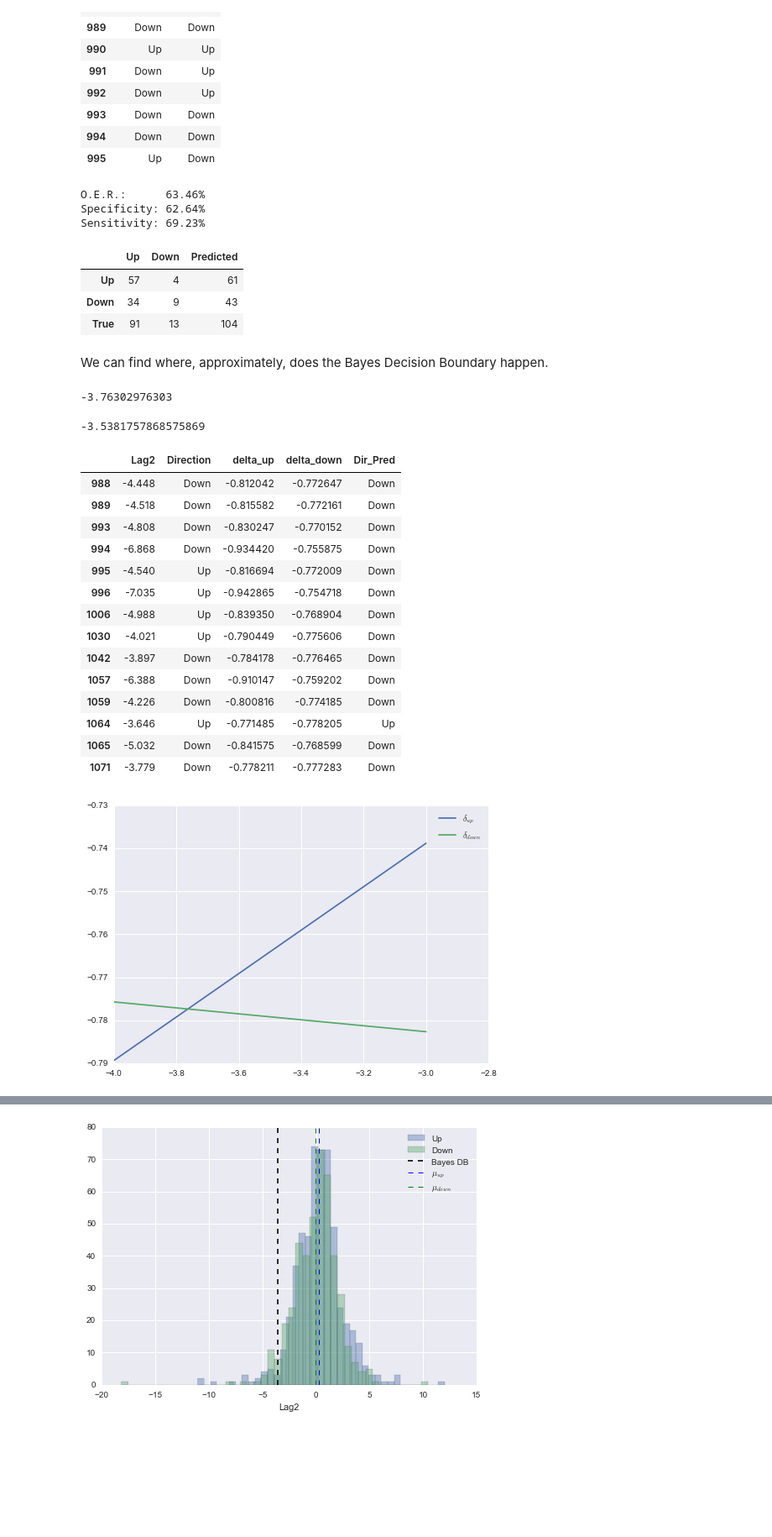
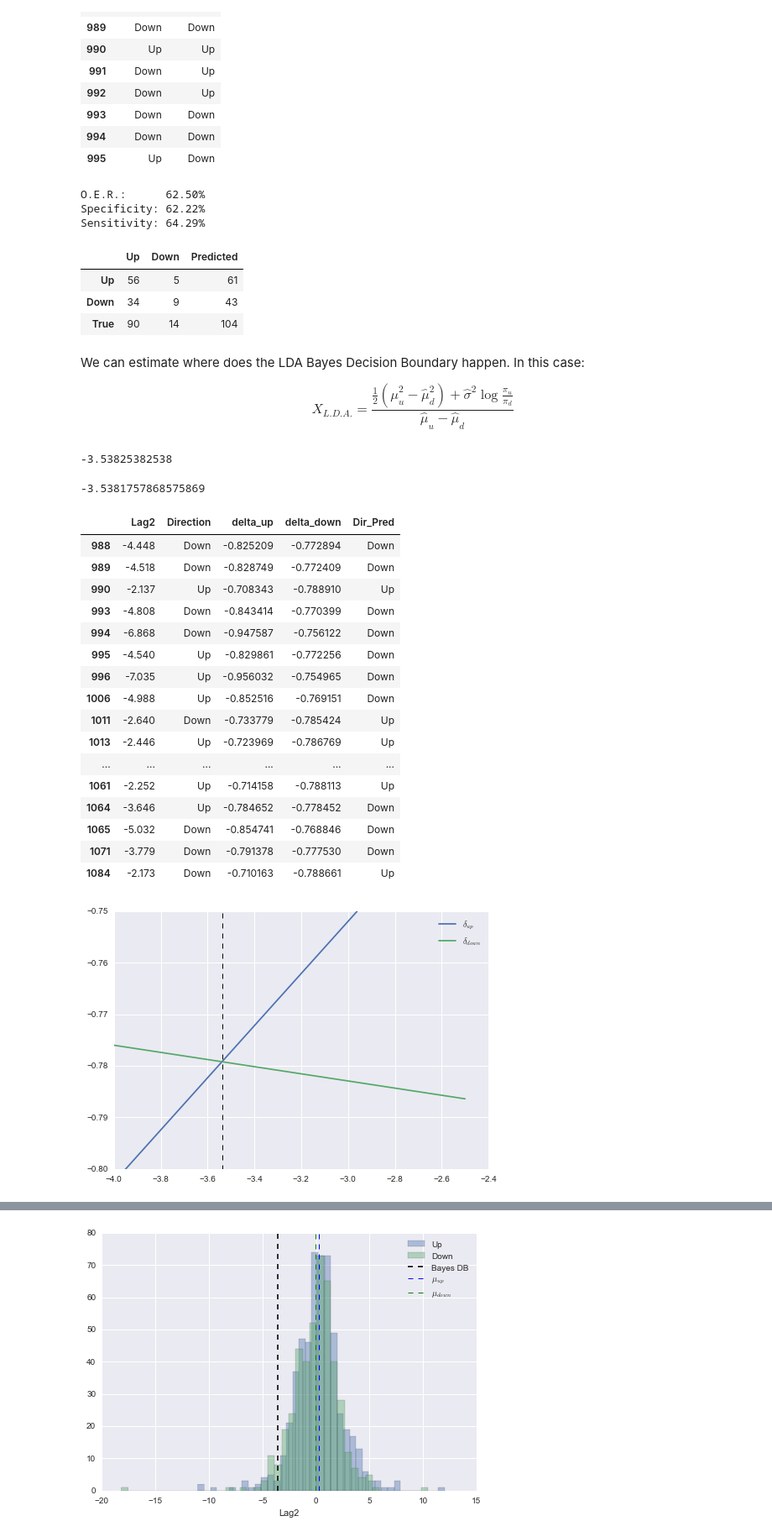
Before and after one commit to gerdm/ISLR, a Jupyter notebook: ex4.ipynb, the cells around one changed output, grey strips where cells are left out. Shown: that part at 84% size. Cells and saved outputs as stored; diff of their text form; code cells hidden in the pictures; blank space fills up the shorter version.

```diff
--- a/ex4.ipynb
+++ b/ex4.ipynb
@@ -165,6 +170,6 @@ mu_down = mean(downs)
 # %%
 # Predicting direction
-delta_k = lambda x, mu, sigma, pi: x * mu / (sigma**2) + mu ** 2 / (2 * sigma ** 2) + log(pi)
+delta_k = lambda x, mu, sigma, pi: x * mu / (sigma**2) - mu ** 2 / (2 * sigma ** 2) + log(pi)
 test_lda["delta_up"] = test_lda.Lag2.apply(delta_k, args=(mu_up, sigma, pi_up))
 test_lda["delta_down"] = test_lda.Lag2.apply(delta_k, args=(mu_down, sigma, pi_down))
 test_lda["Dir_Pred"] = ["Up" if dup > ddown else "Down" for (dup, ddown) in test_lda[["delta_up", "delta_down"]].values]
@@ -186,53 +191,63 @@ c_matrix(y_true=test_lda["Direction"].values,
          y_pred=test_lda["Dir_Pred"].values,
          labels=["Up", "Down"])
 # %% [output]
-O.E.R.:      63.46%
-Specificity: 62.64%
-Sensitivity: 69.23%
+O.E.R.:      62.50%
+Specificity: 62.22%
+Sensitivity: 64.29%
 |  | Up | Down | Predicted |
-| Up | 57 | 4 | 61 |
+| Up | 56 | 5 | 61 |
 | Down | 34 | 9 | 43 |
-| True | 91 | 13 | 104 |
+| True | 90 | 14 | 104 |
-# %% [markdown]
-We can find where, approximately, does the Bayes Decision Boundary happen.
+# %% [markdown]
+We can estimate where does the LDA Bayes Decision Boundary happen. In this case:
+
+$$
+    X_{L.D.A.} = \frac{\frac{1}{2}(\hat{\mu}_u^2 - \hat{\mu}_d^2) + \hat{\sigma}^2\log{\frac{\pi_u}{\pi_d}}}{\hat{\mu}_u - \hat{\mu}_d}
+$$
 # %%
-x_range = np.linspace(-4, 1, 1000000)
+x_range = np.linspace(-4, -2.5, 10000)
 dup_vector = np.apply_along_axis(lambda x: delta_k(x, mu_up, sigma, pi_up), 0, x_range)
 ddown_vector = np.apply_along_axis(lambda x: delta_k(x, mu_down, sigma, pi_down), 0, x_range)
 
+# Numerical Estimation
 for ix, (up, down) in enumerate(zip(dup_vector, ddown_vector)):
     if abs(up-down) < 1e-5:
         bayes_decision_boundary = x_range[ix]
         print(bayes_decision_boundary)
         break
 
+# Theoretical Estimation
 ((mu_up**2 - mu_down**2) / 2 + sigma**2 * log(pi_down / pi_up)) / (mu_up - mu_down)
 # %% [output]
--3.76302976303
+-3.53825382538
 -3.5381757868575869
 # %%
-test_lda[test_lda["Lag2"] <= bayes_decision_boundary]
+test_lda[test_lda["Lag2"] <= -2]
 # %% [output]
 |  | Lag2 | Direction | delta_up | delta_down | Dir_Pred |
-| 988 | -4.448 | Down | -0.812042 | -0.772647 | Down |
-| 989 | -4.518 | Down | -0.815582 | -0.772161 | Down |
-| 993 | -4.808 | Down | -0.830247 | -0.770152 | Down |
-| 994 | -6.868 | Down | -0.934420 | -0.755875 | Down |
-| 995 | -4.540 | Up | -0.816694 | -0.772009 | Down |
-| 996 | -7.035 | Up | -0.942865 | -0.754718 | Down |
-| 1006 | -4.988 | Up | -0.839350 | -0.768904 | Down |
-| 1030 | -4.021 | Up | -0.790449 | -0.775606 | Down |
-| 1042 | -3.897 | Down | -0.784178 | -0.776465 | Down |
-| 1057 | -6.388 | Down | -0.910147 | -0.759202 | Down |
-| 1059 | -4.226 | Down | -0.800816 | -0.774185 | Down |
-| 1064 | -3.646 | Up | -0.771485 | -0.778205 | Up |
-| 1065 | -5.032 | Down | -0.841575 | -0.768599 | Down |
-| 1071 | -3.779 | Down | -0.778211 | -0.777283 | Down |
+| 988 | -4.448 | Down | -0.825209 | -0.772894 | Down |
+| 989 | -4.518 | Down | -0.828749 | -0.772409 | Down |
+| 990 | -2.137 | Up | -0.708343 | -0.788910 | Up |
+| 993 | -4.808 | Down | -0.843414 | -0.770399 | Down |
+| 994 | -6.868 | Down | -0.947587 | -0.756122 | Down |
+| 995 | -4.540 | Up | -0.829861 | -0.772256 | Down |
+| 996 | -7.035 | Up | -0.956032 | -0.754965 | Down |
+| 1006 | -4.988 | Up | -0.852516 | -0.769151 | Down |
+| 1011 | -2.640 | Down | -0.733779 | -0.785424 | Up |
+| 1013 | -2.446 | Up | -0.723969 | -0.786769 | Up |
+| ... | ... | ... | ... | ... | ... |
+| 1061 | -2.252 | Up | -0.714158 | -0.788113 | Up |
+| 1064 | -3.646 | Up | -0.784652 | -0.778452 | Down |
+| 1065 | -5.032 | Down | -0.854741 | -0.768846 | Down |
+| 1071 | -3.779 | Down | -0.791378 | -0.777530 | Down |
+| 1084 | -2.173 | Down | -0.710163 | -0.788661 | Up |
 # %%
 plt.plot(x_range, dup_vector, label=r"$\delta_{up}$")
 plt.plot(x_range, ddown_vector, label=r"$\delta_{down}$")
+plt.vlines(bayes_decision_boundary, -0.81, -0.70, linestyle="dashed", linewidth=1)
+plt.ylim(-0.80, -0.75)
 plt.legend(loc="best")
 plt.show()
 # %% [output]
-[figure, old version]
+[figure, new version]
 # %% [markdown]
```
Also changed, not shown: parts of 10 cells of this notebook, 1 other file.
